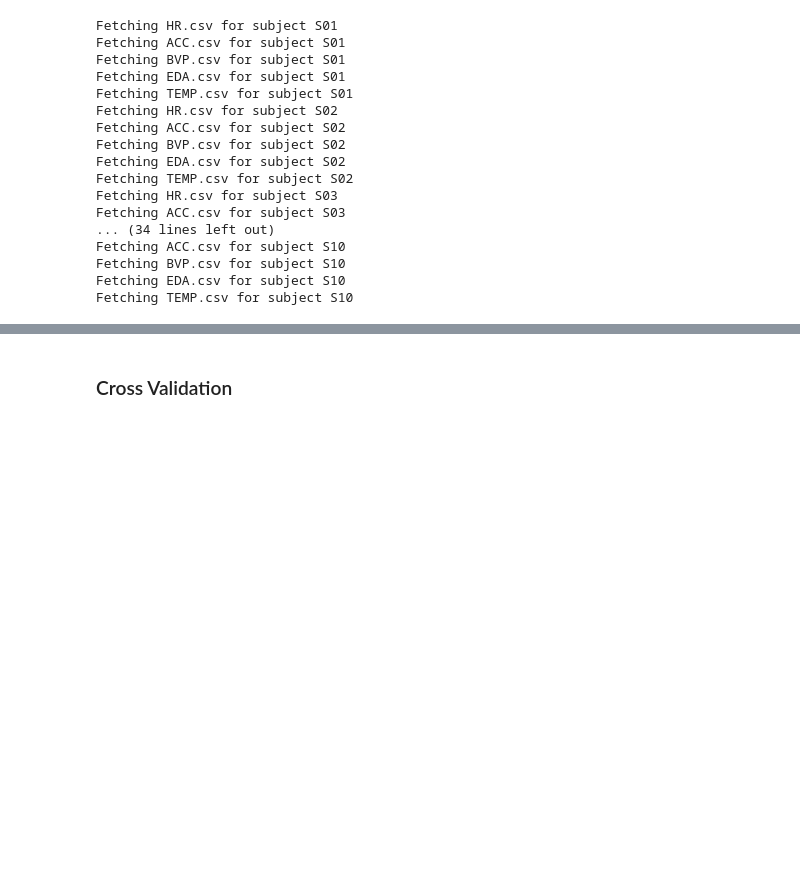
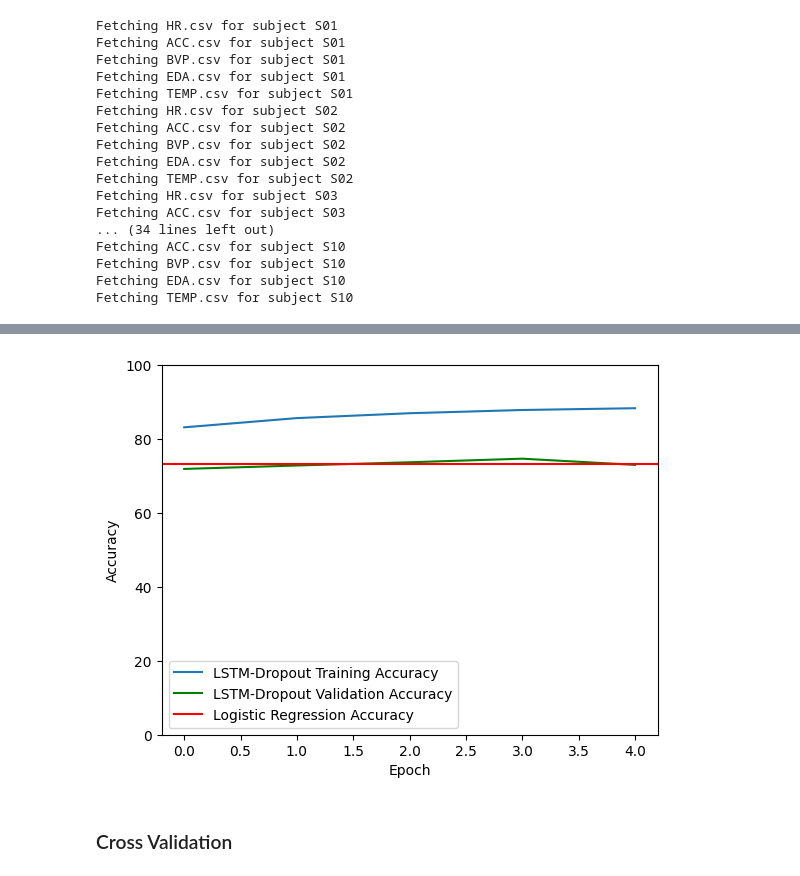
Before and after one commit to shaejaz/university-trial-analysis, a Jupyter notebook: main.ipynb, the cells around one changed output, grey strips where cells are left out. Cells and saved outputs as stored; diff of their text form; code cells hidden in the pictures; blank space fills up the shorter version.

```diff
--- a/main.ipynb
+++ b/main.ipynb
@@ -122,0 +158,6 @@ Model accuracy: 0.7840373516082764
+# %%
+lstm_dropout_model = ml.create_lstm_dropout_model((seq_length, X_train.shape[1]))
+
+early_stop = EarlyStopping(monitor='val_accuracy', patience=1)
+
+lstm_dropout_model_hist = lstm_dropout_model.fit(train_seq, validation_data=(test_seq), epochs=10, callbacks=[early_stop])
@@ -123,2 +175,11 @@ Model accuracy: 0.7840373516082764
+# %%
+graphing.plot_keras_model_logistic_regression_accuracy(
+    lstm_dropout_model_hist,
+    logsitic_regression_score,
+    ['LSTM-Dropout Training Accuracy', 'LSTM-Dropout Validation Accuracy', 'Logistic Regression Accuracy'],
+    'lstm_dropout_log_reg.png'
+)
+# %% [output]
+[figure, added]
 # %% [markdown]
 ### Cross Validation
```
Also changed, not shown: parts of 36 cells of this notebook, 3 other files.
